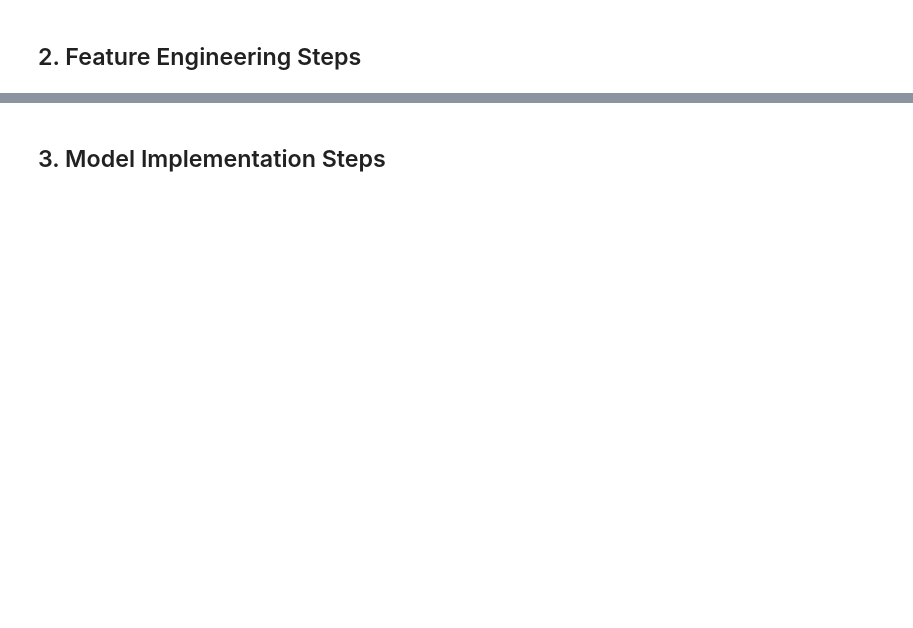
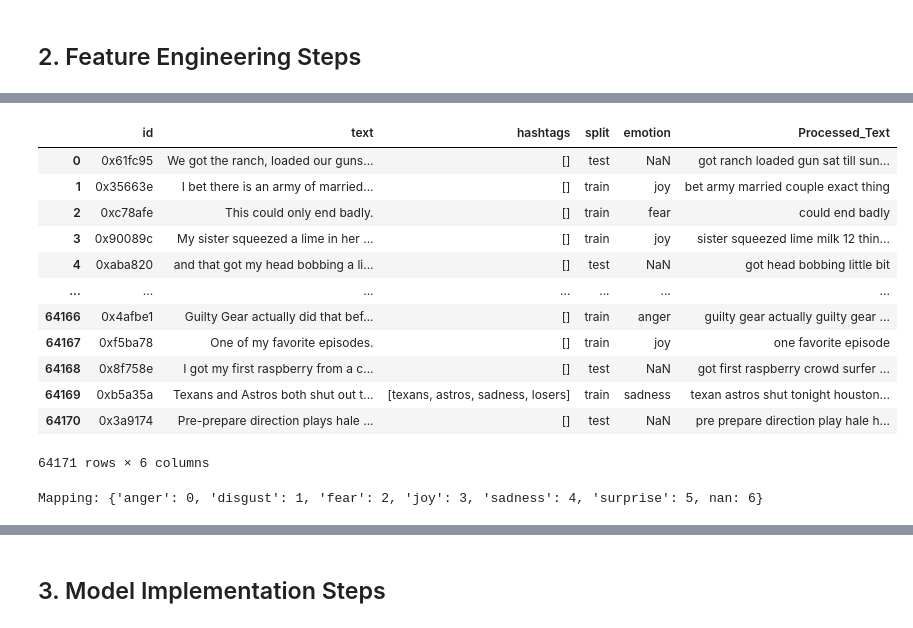
Before and after one commit to Peter-2002/DM2025-Lab2-Exercise, a Jupyter notebook: DM2025-Lab2-Homework.ipynb, the cells around one changed output, grey strips where cells are left out. Cells and saved outputs as stored; diff of their text form; code cells hidden in the pictures; blank space fills up the shorter version.

Commit message:
Update preprocessing and add new model evaluation metrics

```diff
--- a/DM2025-Lab2-Homework.ipynb
+++ b/DM2025-Lab2-Homework.ipynb
@@ -149,0 +374,3 @@ Markdown Syntax to Add Image: `![Description of the Image](./your_local_folder/n
+# %%
+df_id = pd.read_csv("data_identification.csv")
+df_id
@@ -149,0 +391,3 @@ Markdown Syntax to Add Image: `![Description of the Image](./your_local_folder/n
+# %%
+df_em = pd.read_csv("emotion.csv")
+df_em
@@ -149,0 +408,16 @@ Markdown Syntax to Add Image: `![Description of the Image](./your_local_folder/n
+# %%
+#Merged DataFrame
+df_posts = df[[
+    'root._source.post.post_id',
+    'root._source.post.text',
+    'root._source.post.hashtags'
+]].rename(columns={
+    'root._source.post.post_id': 'id',
+    'root._source.post.text': 'text',
+    'root._source.post.hashtags': 'hashtags'
+})
+
+# --- 2. Merge with ID and emotion data ---
+df_merged = df_posts.merge(df_id, on='id', how='left') \
+                    .merge(df_em, on='id', how='left')
+df_merged
@@ -469,0 +470,41 @@ Prediction Sample (Top 5):
+# %%
+#ensure hashtags is always a list
+df_merged["hashtags_processed"] = df_merged["hashtags"].apply(
+    lambda x: x if isinstance(x, list) else []
+)
+#convert hashtags list to string
+df_merged["hashtags_text"] = df_merged["hashtags_processed"].apply(
+    lambda x: " ".join(x) if x else ""
+)
+#create Processed_Text directly
+df_merged["Processed_Text"] = df_merged.apply(
+    lambda row: preprocess_text(row["text"]) +
+                (" " + " ".join(row["hashtags_processed"]) if row["hashtags_processed"] else ""),
+    axis=1
+)
+df_merged = df_merged.drop(columns=["hashtags_text", "hashtags_processed", "Processed_text"], errors="ignore")
+df_merged
+# %% [output]
+|  | id | text | hashtags | split | emotion | Processed_Text |
+| 0 | 0x61fc95 | We got the ranch, loaded our guns... | [] | test | NaN | got ranch loaded gun sat till sun... |
+| 1 | 0x35663e | I bet there is an army of married... | [] | train | joy | bet army married couple exact thing |
+| 2 | 0xc78afe | This could only end badly. | [] | train | fear | could end badly |
+| 3 | 0x90089c | My sister squeezed a lime in her ... | [] | train | joy | sister squeezed lime milk 12 thin... |
+| 4 | 0xaba820 | and that got my head bobbing a li... | [] | test | NaN | got head bobbing little bit |
+| ... | ... | ... | ... | ... | ... | ... |
+| 64166 | 0x4afbe1 | Guilty Gear actually did that bef... | [] | train | anger | guilty gear actually guilty gear ... |
+| 64167 | 0xf5ba78 | One of my favorite episodes. | [] | train | joy | one favorite episode |
+| 64168 | 0x8f758e | I got my first raspberry from a c... | [] | test | NaN | got first raspberry crowd surfer ... |
+| 64169 | 0xb5a35a | Texans and Astros both shut out t... | [texans, astros, sadness, losers] | train | sadness | texan astros shut tonight houston... |
+| 64170 | 0x3a9174 | Pre-prepare direction plays hale ... | [] | test | NaN | pre prepare direction play hale h... |
+64171 rows × 6 columns
+# %%
+from sklearn.preprocessing import LabelEncoder
+
+le = LabelEncoder()
+df_merged["Emotion_ID"] = le.fit_transform(df_merged["emotion"])
+label_mapping = {label: int(code) for label, code in zip(le.classes_, le.transform(le.classes_))}
+
+print("Mapping:", label_mapping)
+# %% [output]
+Mapping: {'anger': 0, 'disgust': 1, 'fear': 2, 'joy': 3, 'sadness': 4, 'surprise': 5, nan: 6}
```
Also changed, not shown: parts of 13 cells of this notebook.
